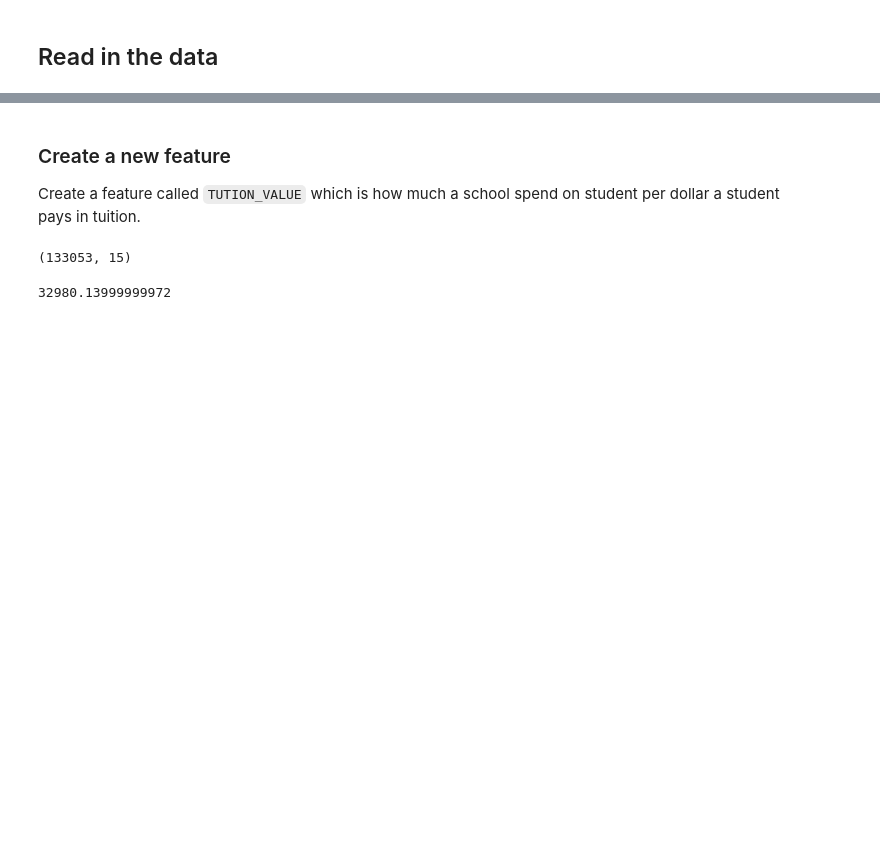
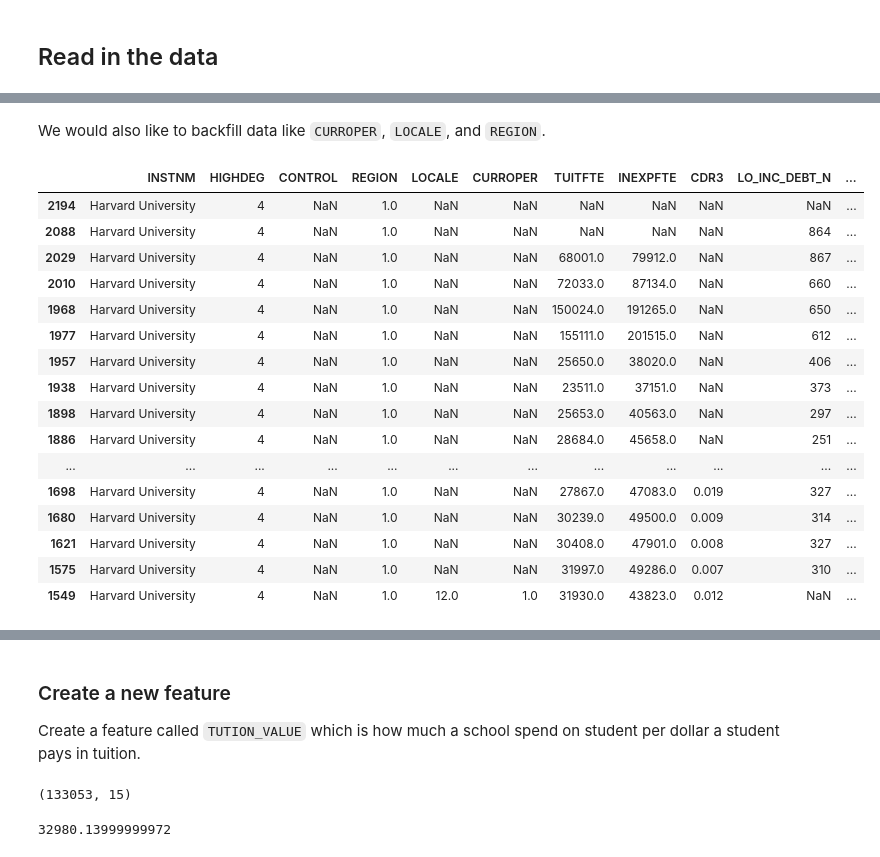
Before and after one commit to CliffordBridges/College-Scorecards-Uses-and-Insights, a Jupyter notebook: CMB_EDA_College_Dataset.ipynb, the cells around one changed output, grey strips where cells are left out. Saved outputs shown, nothing was run; the diff lists cells and outputs as text; code cells hidden in the pictures; blank space fills up the shorter version.

````diff
--- a/CMB_EDA_College_Dataset.ipynb
+++ b/CMB_EDA_College_Dataset.ipynb
@@ -117,0 +170,22 @@ memory usage: 17.6+ MB
+# %% [markdown]
+We would also like to backfill data like ```CURROPER```, ```LOCALE```, and ```REGION```.
+# %%
+df_play.loc[df_play.INSTNM == 'Harvard University']
+# %% [output]
+|  | INSTNM | HIGHDEG | CONTROL | REGION | LOCALE | CURROPER | TUITFTE | INEXPFTE | CDR3 | LO_INC_DEBT_N | ... |
+| 2194 | Harvard University | 4 | NaN | 1.0 | NaN | NaN | NaN | NaN | NaN | NaN | ... |
+| 2088 | Harvard University | 4 | NaN | 1.0 | NaN | NaN | NaN | NaN | NaN | 864 | ... |
+| 2029 | Harvard University | 4 | NaN | 1.0 | NaN | NaN | 68001.0 | 79912.0 | NaN | 867 | ... |
+| 2010 | Harvard University | 4 | NaN | 1.0 | NaN | NaN | 72033.0 | 87134.0 | NaN | 660 | ... |
+| 1968 | Harvard University | 4 | NaN | 1.0 | NaN | NaN | 150024.0 | 191265.0 | NaN | 650 | ... |
+| 1977 | Harvard University | 4 | NaN | 1.0 | NaN | NaN | 155111.0 | 201515.0 | NaN | 612 | ... |
+| 1957 | Harvard University | 4 | NaN | 1.0 | NaN | NaN | 25650.0 | 38020.0 | NaN | 406 | ... |
+| 1938 | Harvard University | 4 | NaN | 1.0 | NaN | NaN | 23511.0 | 37151.0 | NaN | 373 | ... |
+| 1898 | Harvard University | 4 | NaN | 1.0 | NaN | NaN | 25653.0 | 40563.0 | NaN | 297 | ... |
+| 1886 | Harvard University | 4 | NaN | 1.0 | NaN | NaN | 28684.0 | 45658.0 | NaN | 251 | ... |
+| ... | ... | ... | ... | ... | ... | ... | ... | ... | ... | ... | ... |
+| 1698 | Harvard University | 4 | NaN | 1.0 | NaN | NaN | 27867.0 | 47083.0 | 0.019 | 327 | ... |
+| 1680 | Harvard University | 4 | NaN | 1.0 | NaN | NaN | 30239.0 | 49500.0 | 0.009 | 314 | ... |
+| 1621 | Harvard University | 4 | NaN | 1.0 | NaN | NaN | 30408.0 | 47901.0 | 0.008 | 327 | ... |
+| 1575 | Harvard University | 4 | NaN | 1.0 | NaN | NaN | 31997.0 | 49286.0 | 0.007 | 310 | ... |
+| 1549 | Harvard University | 4 | NaN | 1.0 | 12.0 | 1.0 | 31930.0 | 43823.0 | 0.012 | NaN | ... |
````
Also changed, not shown: parts of 27 cells of this notebook.
